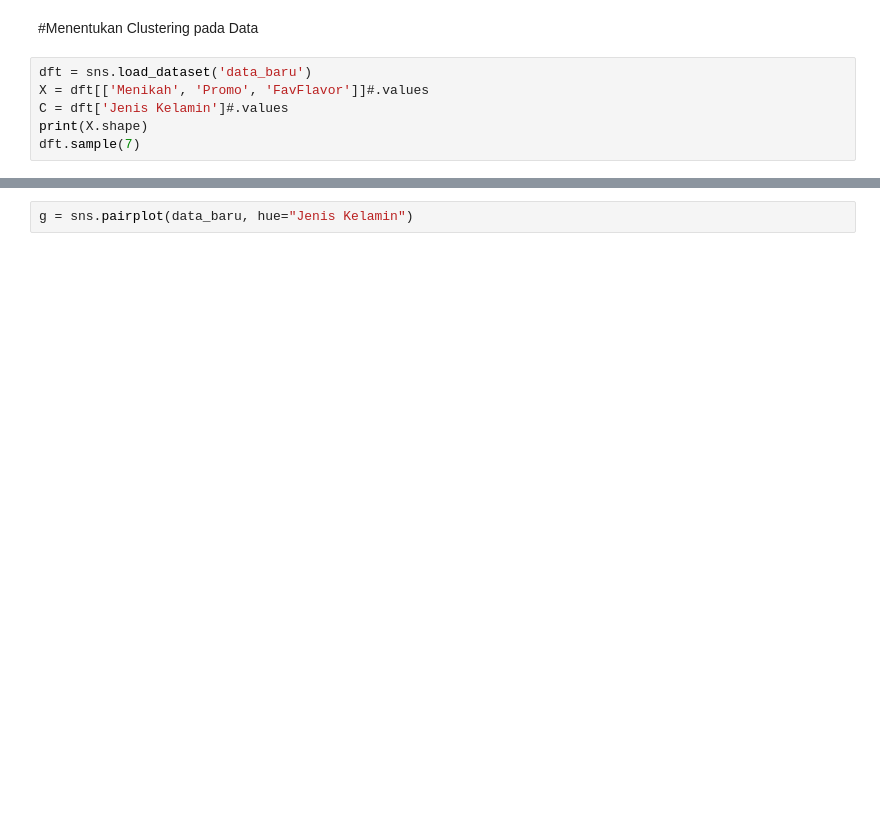
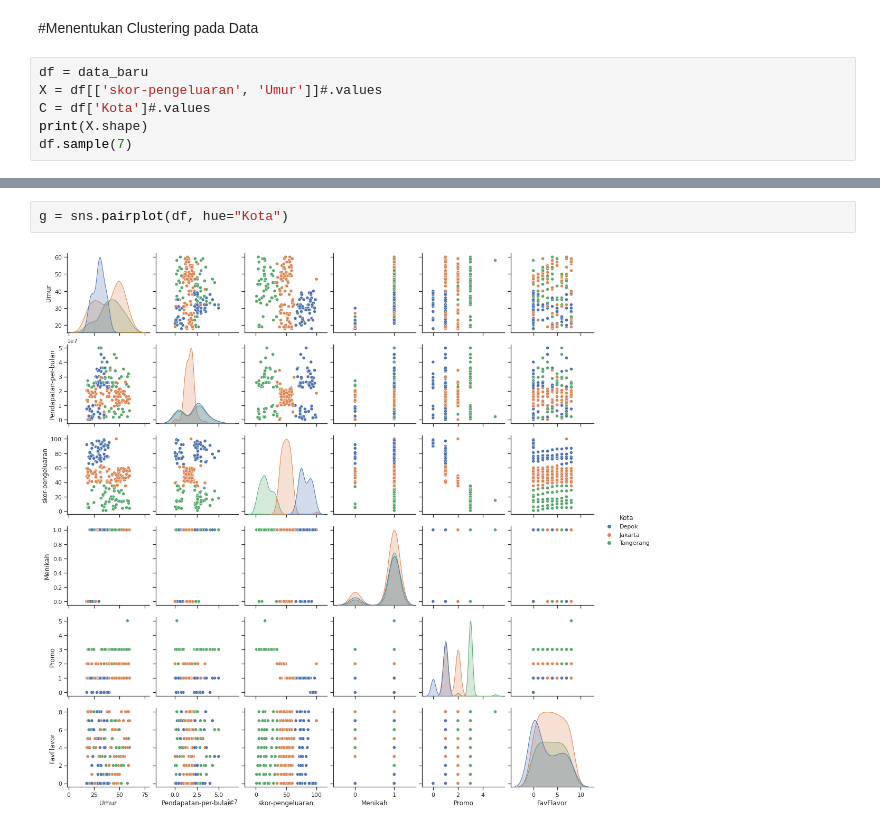
Before and after one commit to PoppyDalamaZain/Kelompok3, a Jupyter notebook: worksheet.ipynb, the cells around one changed output, grey strips where cells are left out. Saved outputs shown, nothing was run; the diff lists cells and outputs as text; blank space fills up the shorter version.

```diff
--- a/worksheet.ipynb
+++ b/worksheet.ipynb
@@ -247,9 +251,9 @@ Untuk meningkatkan penjualan, kami rekomendasikan:
 # %% [markdown]
 #Menentukan Clustering pada Data
 # %%
-dft = sns.load_dataset('data_baru')
-X = dft[['Menikah', 'Promo', 'FavFlavor']]#.values
-C = dft['Jenis Kelamin']#.values
+df = data_baru
+X = df[['skor-pengeluaran', 'Umur']]#.values
+C = df['Kota']#.values
 print(X.shape)
-dft.sample(7)
+df.sample(7)
 # %% [output]
@@ -257,5 +269,7 @@ ValueError: ignored
 # %%
-g = sns.pairplot(data_baru, hue="Jenis Kelamin")
+g = sns.pairplot(df, hue="Kota")
+# %% [output]
+[figure, added]
 # %%
 k=3
 kmPP = cluster.KMeans(n_clusters=k, init='k-means++', max_iter=300, tol=0.0001, random_state = random_state)
```
Also changed, not shown: parts of 9 cells of this notebook.
